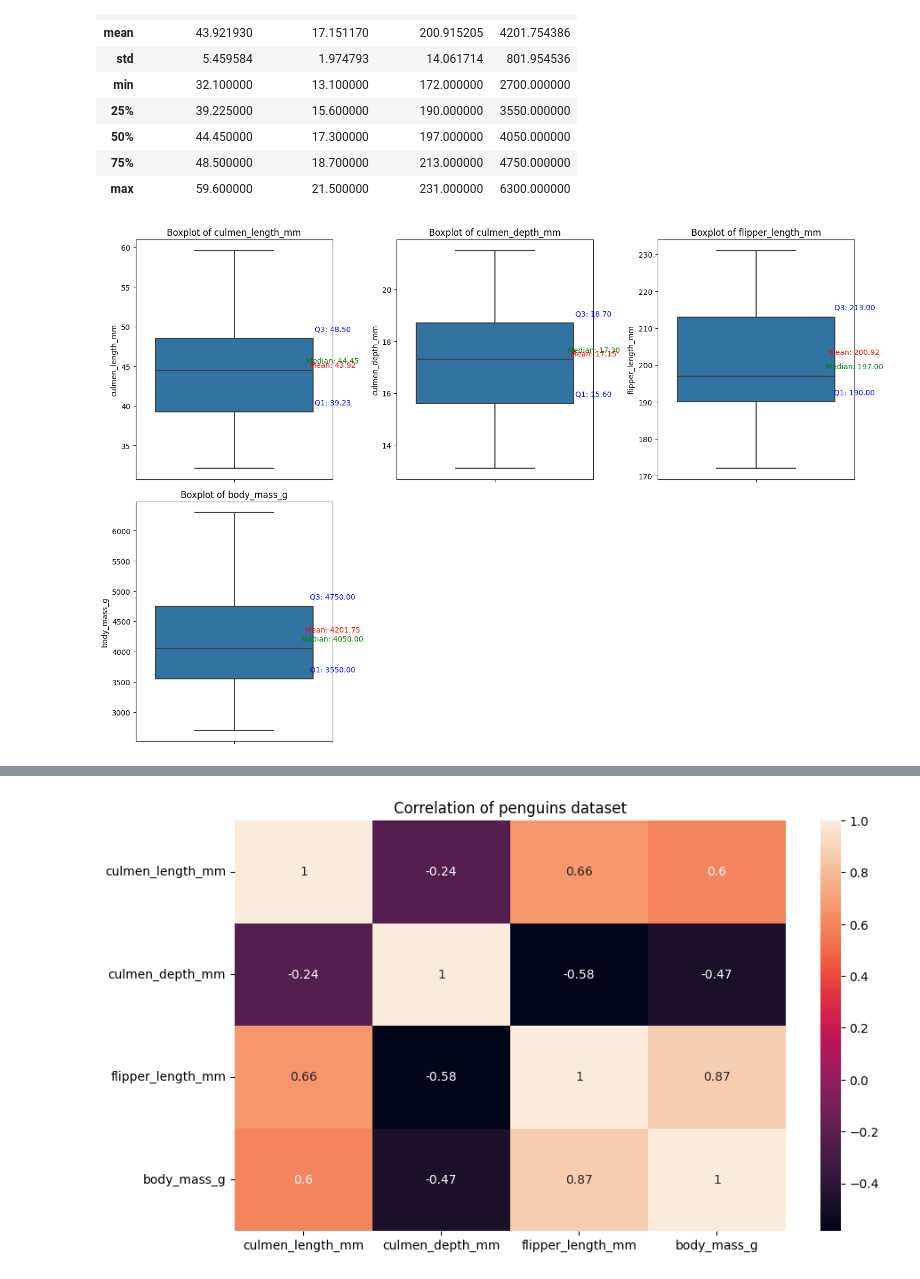
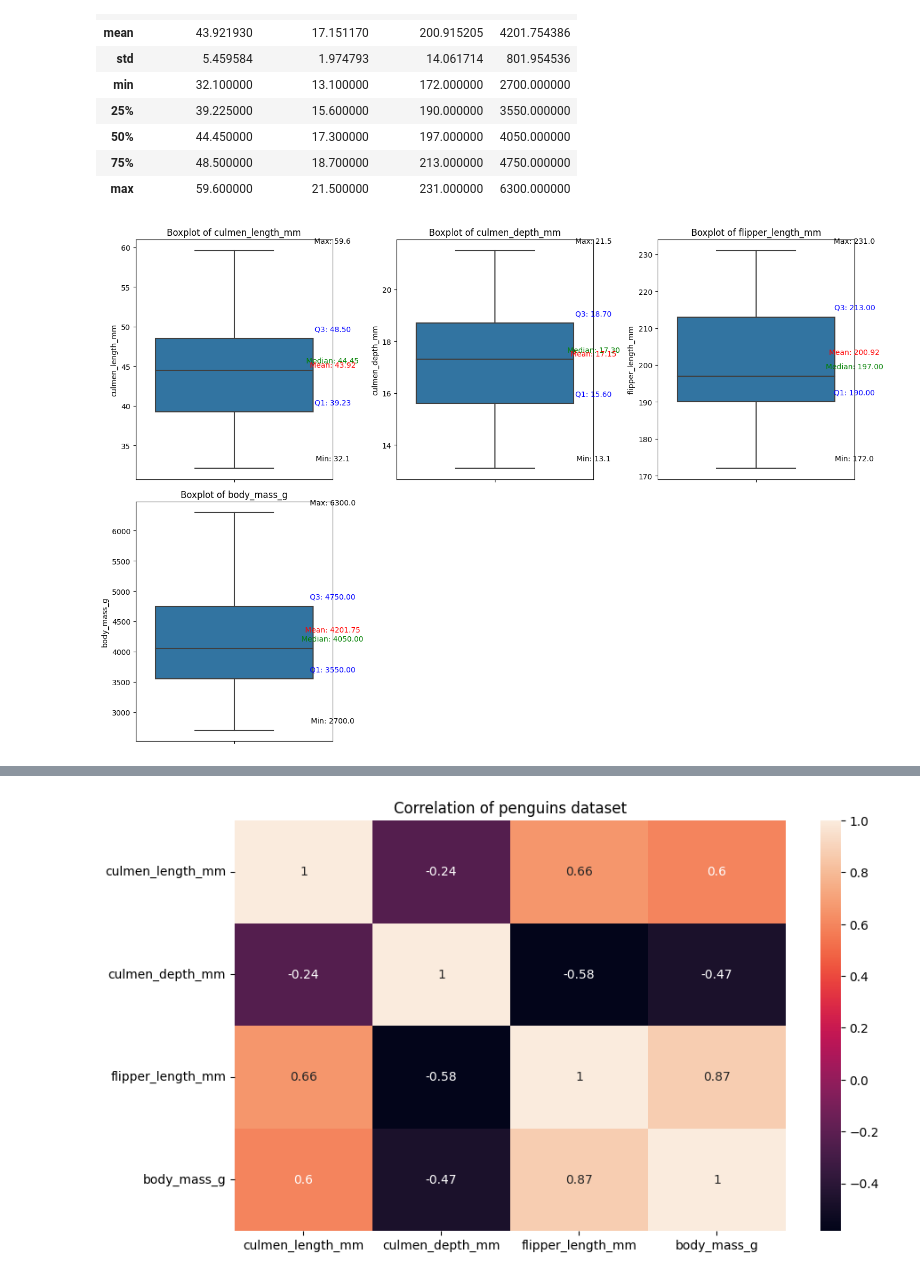
Before and after one commit to AndresDardex/Penguin-Model, a Jupyter notebook: Data Cleaning And Analysis.ipynb, the cells around one changed output, grey strips where cells are left out. Saved outputs shown, nothing was run; the diff lists cells and outputs as text; code cells hidden in the pictures.

```diff
--- a/Data Cleaning And Analysis.ipynb
+++ b/Data Cleaning And Analysis.ipynb
@@ -85,25 +85,27 @@ penguins.describe()
 # %%
 # we have to see the distribution of the data and analyze the outliers or the data that is not normal distributed
 # we are going to use the boxplot to see the distribution of the data
 numeric_columns = penguins.select_dtypes(include=['float64', 'int64']).columns
 
 plt.figure(figsize=(15, 10))
 for i, column in enumerate(numeric_columns, 1):
     plt.subplot(2, 3, i)
     sns.boxplot(y=penguins[column])
     plt.title(f'Boxplot of {column}')
 
     Q1 = penguins[column].quantile(0.25)
     Q2 = penguins[column].median()
     Q3 = penguins[column].quantile(0.75)
     mean = penguins[column].mean()
 
+    plt.annotate(f'Max: {penguins[column].max()}', xy=(0.5, penguins[column].max()), xytext=(0, 10), textcoords='offset points', ha='center', color='black')
+    plt.annotate(f'Min: {penguins[column].min()}', xy=(0.5, penguins[column].min()), xytext=(0, 10), textcoords='offset points', ha='center', color='black')
     plt.annotate(f'Q1: {Q1:.2f}', xy=(0.5, Q1), xytext=(0, 10), textcoords='offset points', ha='center', color='blue')
     plt.annotate(f'Median: {Q2:.2f}', xy=(0.5, Q2), xytext=(0, 10), textcoords='offset points', ha='center', color='green')
     plt.annotate(f'Q3: {Q3:.2f}', xy=(0.5, Q3), xytext=(0, 10), textcoords='offset points', ha='center', color='blue')
     plt.annotate(f'Mean: {mean:.2f}', xy=(0.5, mean), xytext=(0, 10), textcoords='offset points', ha='center', color='red')
 
 plt.tight_layout()
 plt.show()
 # %% [output]
-[figure, old version]
+[figure, new version]
```
Also changed, not shown: parts of 5 cells of this notebook.
